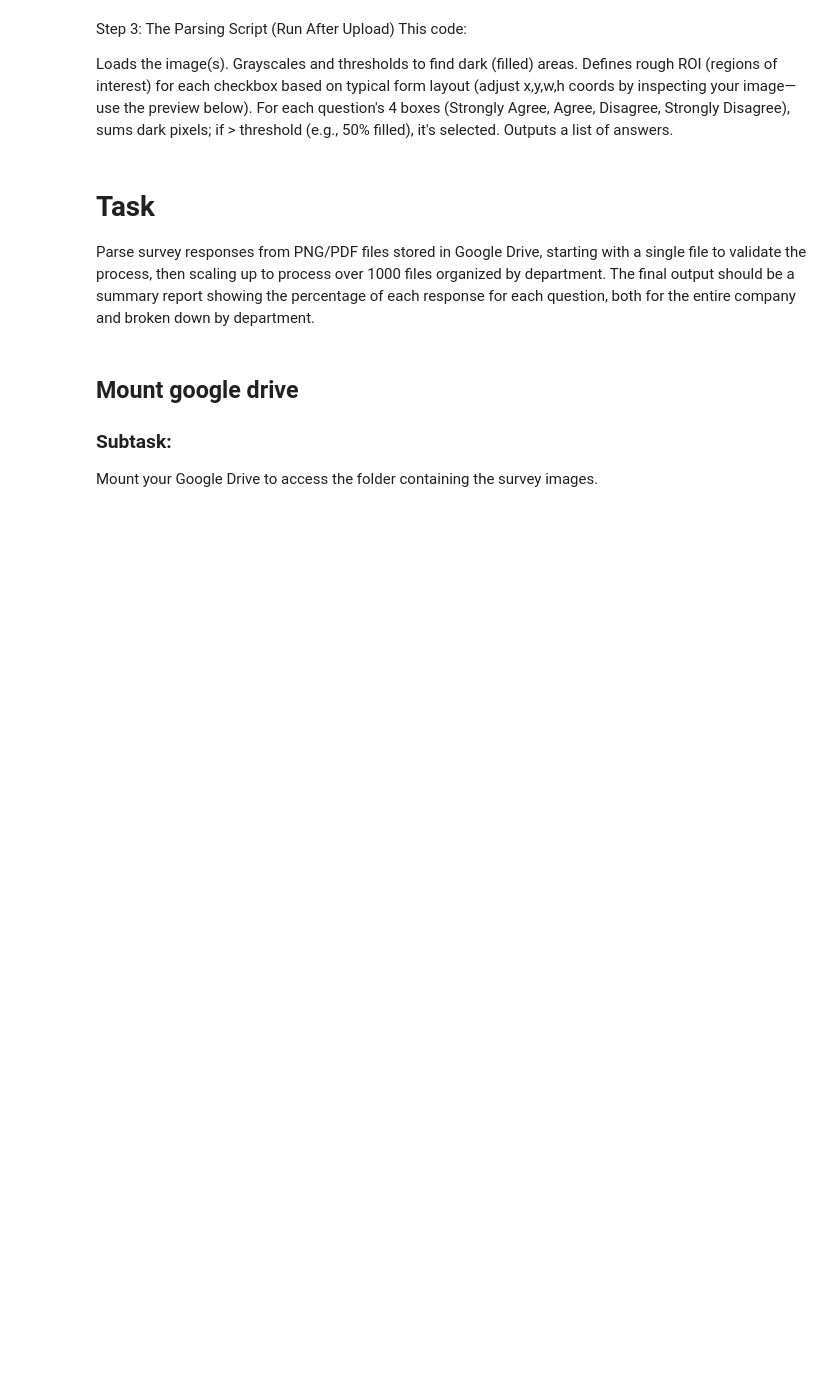
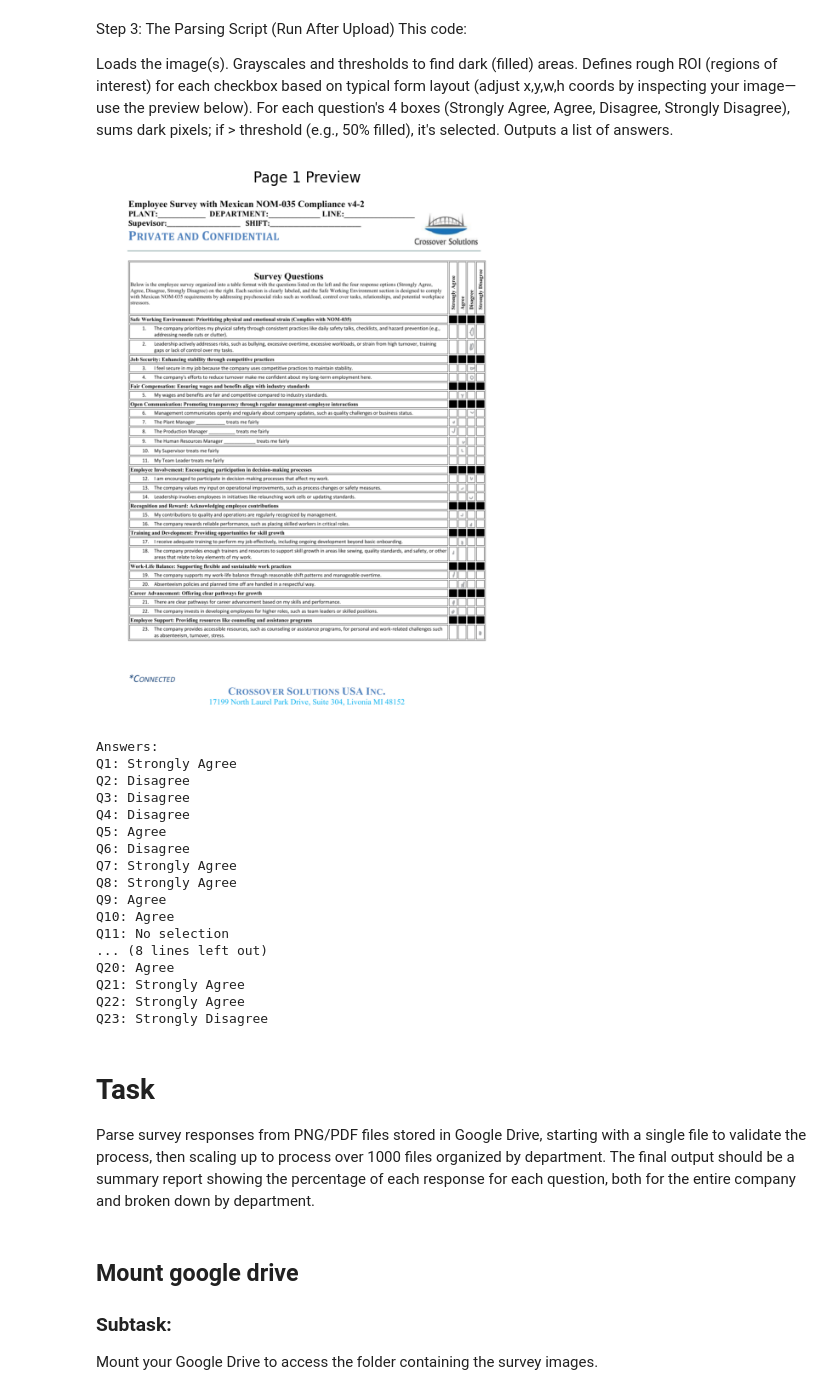
Before and after one commit to stevenbowler/EmployeeSurvey, a Jupyter notebook: ParsePNG.ipynb, the cells around one changed output. Cells and saved outputs as stored; diff of their text form; code cells hidden in the pictures; blank space fills up the shorter version.

```diff
--- a/ParsePNG.ipynb
+++ b/ParsePNG.ipynb
@@ -29,7 +45,7 @@ For each question's 4 boxes (Strongly Agree, Agree, Disagree, Strongly Disagree)
 Outputs a list of answers.
 # %%
 # Load images (replace with your filenames)
-img1 = cv2.imread('Accounting_2_page001.png')  # First page PNG
+img1 = cv2.imread('Accounting_3_page001.png')  # First page PNG
 # img2 = cv2.imread('Accounting_2_page001.png')  # Second page PNG
 
 # Function to detect filled checkbox in a region
@@ -69,9 +85,9 @@ preview_image(img1, 'Page 1 Preview')
 # Example for Page 1 (Q1-12 or so; extend for full):
 rois_page1 = [
     # Q1: 4 boxes
-    [[2179, 506, 35, 50], [2238, 506, 35, 50], [2288, 506, 35, 50], [2349, 506, 35, 50]],
+    [[2179, 856, 35, 75], [2238, 856, 35, 75], [2288, 856, 35, 75], [2349, 856, 35, 75]],
     # Q2: 4 boxes
-    [[2179, 956, 35, 50], [2238, 956, 35, 50], [2288, 956, 35, 50], [2349, 956, 35, 50]],
+    [[2179, 956, 35, 75], [2238, 956, 35, 75], [2288, 956, 35, 75], [2349, 956, 35, 75]],
     # Q3: 4 boxes
     [[2179, 1108, 35, 32], [2238, 1108, 35, 32], [2288, 1108, 35, 32], [2349, 1108, 35, 32]],
     # Q4: 4 boxes
@@ -103,39 +119,58 @@ rois_page1 = [
     # Q17: 4 boxes
     [[2179, 2204, 35, 32], [2238, 2204, 35, 32], [2288, 2204, 35, 32], [2349, 2204, 35, 32]],
     # Q18: 4 boxes
-    [[2179, 2264, 35, 50], [2238, 2264, 35, 50], [2288, 2264, 35, 50], [2349, 2264, 35, 50]],
+    [[2179, 2264, 35, 75], [2238, 2264, 35, 75], [2288, 2264, 35, 75], [2349, 2264, 35, 75]],
     # Q19: 4 boxes
     [[2179, 2412, 35, 32], [2238, 2412, 35, 32], [2288, 2412, 35, 32], [2349, 2412, 35, 32]],
     # Q20: 4 boxes
     [[2179, 2468, 35, 32], [2238, 2468, 35, 32], [2288, 2468, 35, 32], [2349, 2468, 35, 32]],
     # Q21: 4 boxes
     [[2179, 2580, 35, 32], [2238, 2580, 35, 32], [2288, 2580, 35, 32], [2349, 2580, 35, 32]],
     # Q22: 4 boxes
     [[2179, 2635, 35, 32], [2238, 2635, 35, 32], [2288, 2635, 35, 32], [2349, 2635, 35, 32]],
     # Q23: 4 boxes
-    [[2179, 2752, 35, 50], [2238, 2752, 35, 50], [2288, 2752, 35, 50], [2349, 2752, 35, 50]],
+    [[2179, 2752, 35, 75], [2238, 2752, 35, 75], [2288, 2752, 35, 75], [2349, 2752, 35, 75]],
     # Q2?: ...
     # ... (add for all 23; Q13+ on page2)
 ]
 
 # For Page 2, similar structure starting from Q13 or whatever the split is.
 
 # Detect answers
 options = ['Strongly Agree', 'Agree', 'Disagree', 'Strongly Disagree']
 answers = []
 
 for q_num, q_rois in enumerate(rois_page1, 1):  # Adjust for page2
     selected = -1
     for col, roi in enumerate(q_rois):
         if is_checkbox_filled(img1, *roi, dark_threshold=220, min_pixels=15):  # Use img2 for page2
             selected = col
             break
     answers.append(options[selected] if selected != -1 else 'No selection')
 
 # Output
 print("Answers:")
 for i, ans in enumerate(answers, 1):
     print(f"Q{i}: {ans}")
+# %% [output]
+[figure, added]
+Answers:
+Q1: Strongly Agree
+Q2: Disagree
+Q3: Disagree
+Q4: Disagree
+Q5: Agree
+Q6: Disagree
+Q7: Strongly Agree
+Q8: Strongly Agree
+Q9: Agree
+Q10: Agree
+Q11: No selection
+... (8 lines left out)
+Q20: Agree
+Q21: Strongly Agree
+Q22: Strongly Agree
+Q23: Strongly Disagree
 # %% [markdown]
 # Task
 Parse survey responses from PNG/PDF files stored in Google Drive, starting with a single file to validate the process, then scaling up to process over 1000 files organized by department. The final output should be a summary report showing the percentage of each response for each question, both for the entire company and broken down by department.
```
Also changed, not shown: parts of 3 cells of this notebook.
